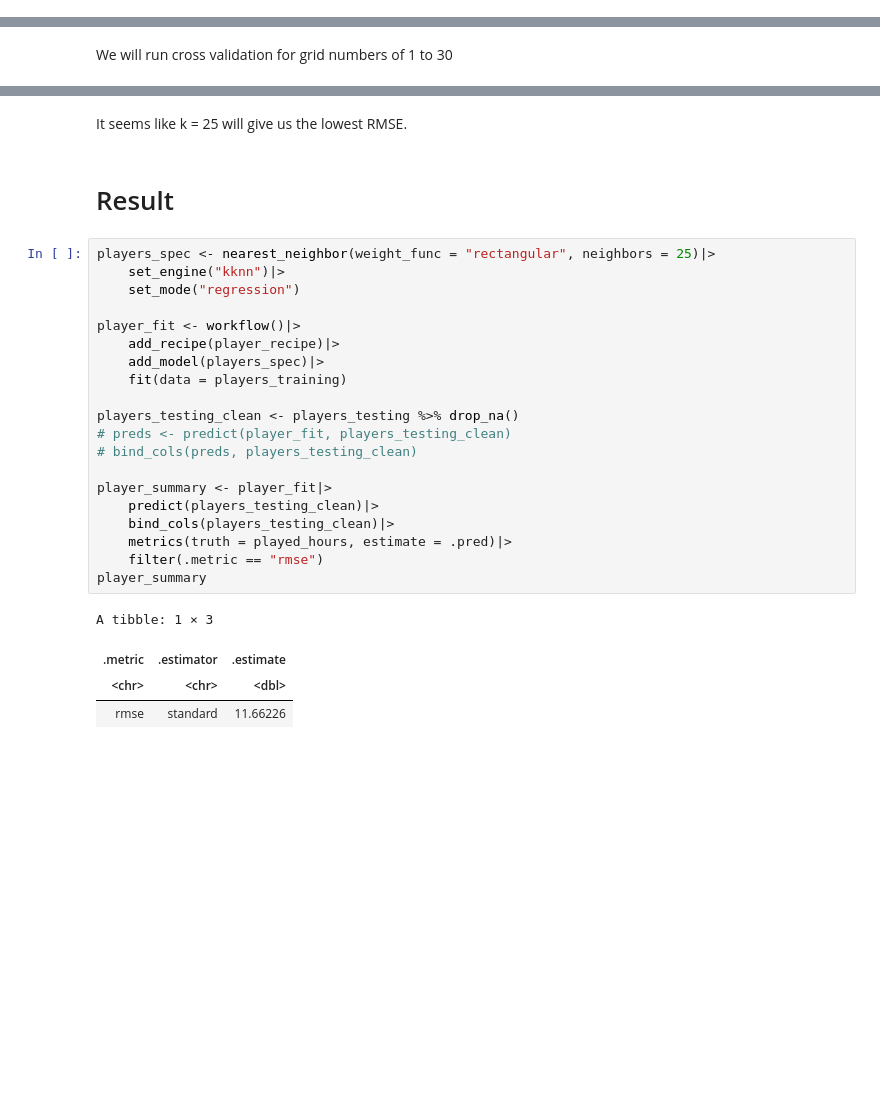
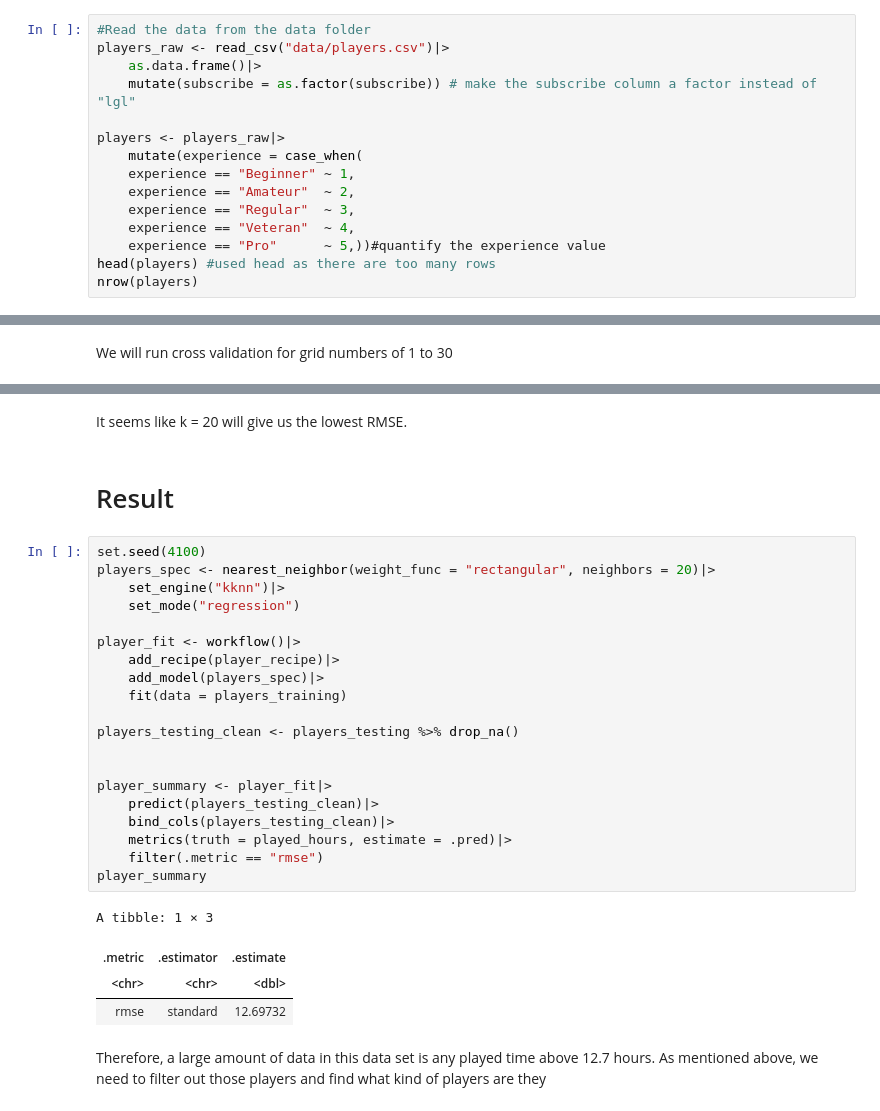
Before and after one commit to ryan-chess/dsci-100-individual-project-template, a Jupyter notebook: Project-Report.ipynb, the cells around one changed output, grey strips where cells are left out. Cells and saved outputs as stored; diff of their text form; blank space fills up the shorter version.

```diff
--- a/Project-Report.ipynb
+++ b/Project-Report.ipynb
@@ -56,0 +47,15 @@ A data.frame: 6 × 7
+# %%
+#Read the data from the data folder
+players_raw <- read_csv("data/players.csv")|>
+    as.data.frame()|>
+    mutate(subscribe = as.factor(subscribe)) # make the subscribe column a factor instead of "lgl"
+
+players <- players_raw|>
+    mutate(experience = case_when(
+    experience == "Beginner" ~ 1,
+    experience == "Amateur"  ~ 2,
+    experience == "Regular"  ~ 3,
+    experience == "Veteran"  ~ 4,
+    experience == "Pro"      ~ 5,))#quantify the experience value
+head(players) #used head as there are too many rows
+nrow(players)
@@ -157,29 +186,31 @@ A tibble: 1 × 7
 # %% [markdown]
-It seems like k = 25 will give us the lowest RMSE.
+It seems like k = 20 will give us the lowest RMSE.
 # %% [markdown]
 # Result
 # %%
-players_spec <- nearest_neighbor(weight_func = "rectangular", neighbors = 25)|>
+set.seed(4100)
+players_spec <- nearest_neighbor(weight_func = "rectangular", neighbors = 20)|>
     set_engine("kknn")|>
     set_mode("regression")
 
 player_fit <- workflow()|>
     add_recipe(player_recipe)|>
     add_model(players_spec)|>
     fit(data = players_training)
 
 players_testing_clean <- players_testing %>% drop_na()
-# preds <- predict(player_fit, players_testing_clean)
-# bind_cols(preds, players_testing_clean)
+
 
 player_summary <- player_fit|>
     predict(players_testing_clean)|>
     bind_cols(players_testing_clean)|>
     metrics(truth = played_hours, estimate = .pred)|>
     filter(.metric == "rmse")
 player_summary
 # %% [output]
 A tibble: 1 × 3
 | .metric | .estimator | .estimate |
 | <chr> | <chr> | <dbl> |
-| rmse | standard | 11.66226 |
+| rmse | standard | 12.69732 |
+# %% [markdown]
+Therefore, a large amount of data in this data set is any played time above 12.7 hours. As mentioned above, we need to filter out those players and find what kind of players are they
```
Also changed, not shown: parts of 22 cells of this notebook.
